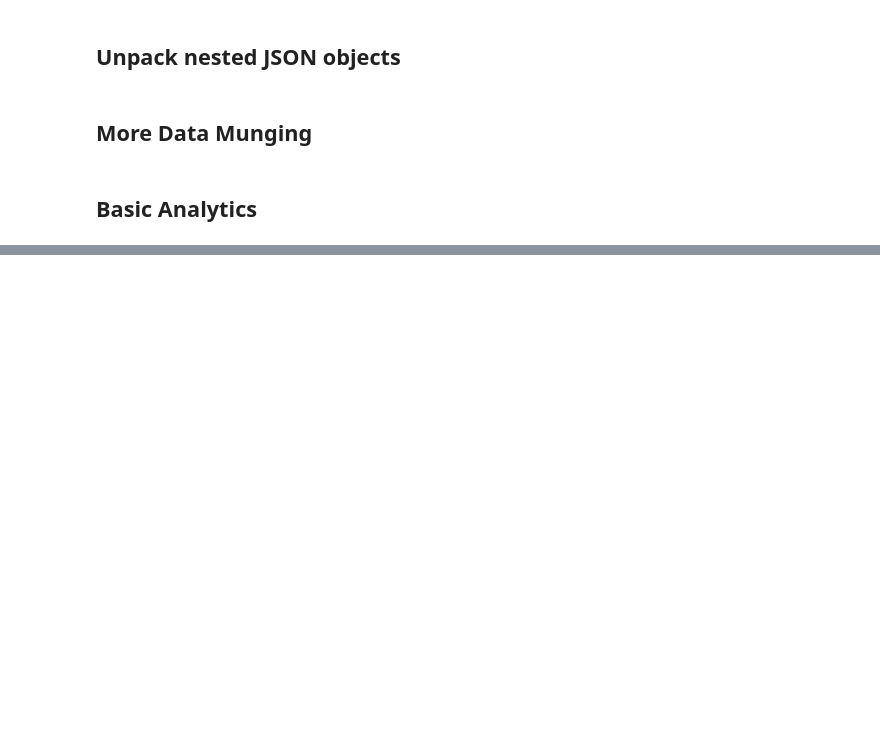
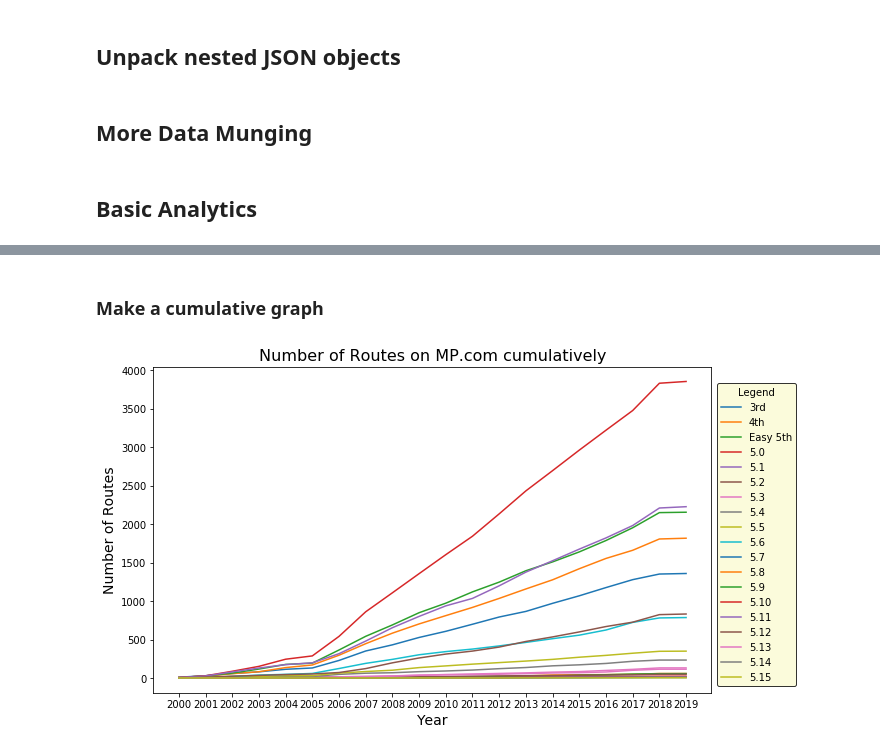
Before and after one commit to jonoulton/MountainProject-DataScience, a Jupyter notebook: Jupyter Notebooks/preliminary_analysis.ipynb, the cells around one changed output, grey strips where cells are left out. Saved outputs shown, nothing was run; the diff lists cells and outputs as text; code cells hidden in the pictures; blank space fills up the shorter version.

```diff
--- a/Jupyter Notebooks/preliminary_analysis.ipynb
+++ b/Jupyter Notebooks/preliminary_analysis.ipynb
@@ -231,0 +352,23 @@ plt.show()
+# %% [markdown]
+### Make a cumulative graph
+# %%
+routesPerYear_Cumulative = [[np.sum((routes['subYear']<=year) & (routes['simpleDiffRating']==grade)) for grade in simpleGrades] for year in sortedYears]
+
+fig, ax = plt.subplots(figsize=(10,6))
+
+# PLOT THE DATA (X=YEARS, Y=ROUTES_PER_YEAR)
+ax.plot(sortedYears, routesPerYear_Cumulative)
+# ax.plot(sortedYears, routesPerYear_Total)
+
+# FORMAT THE GRAPH
+ax.set_title("Number of Routes on MP.com cumulatively", fontsize=16)
+ax.set_ylabel("Number of Routes", fontsize=14)
+ax.set_xlabel("Year", fontsize=14)
+ax.legend(simpleGrades, loc=(1.01, 0.02), title="Legend", edgecolor='k', facecolor='lightgoldenrodyellow')
+ax.set_xticks(sortedYears)
+
+fig.savefig('Figures/cumulativeRoutes.png')
+
+plt.show()
+# %% [output]
+[figure, added]
```
Also changed, not shown: parts of 18 cells of this notebook, 3 other files.
